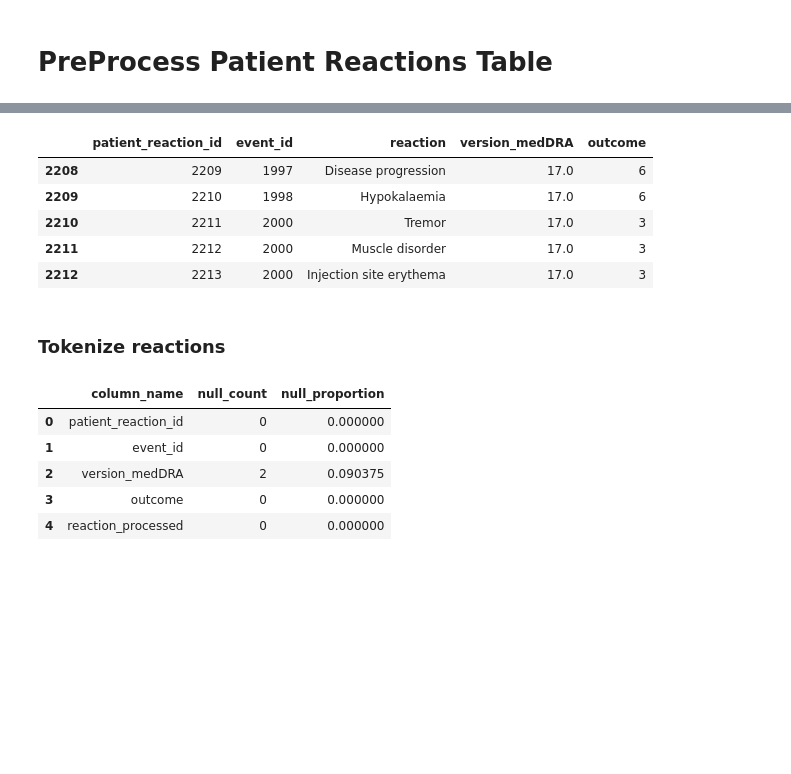
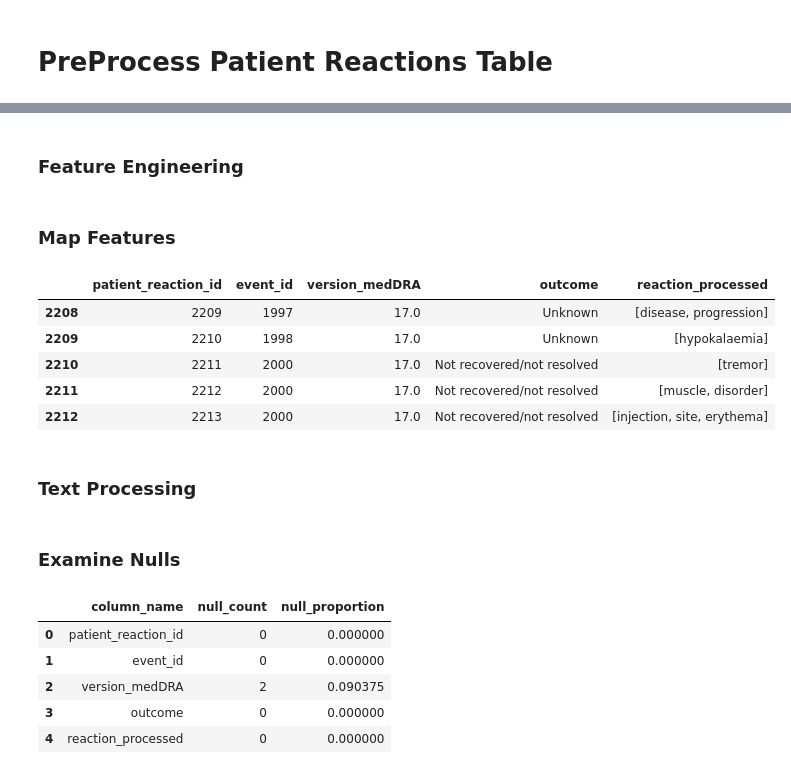
Before and after one commit to teamlunarlanding/Pharma-Drug-Surveillance, a Jupyter notebook: DataProcessing.ipynb, the cells around one changed output, grey strips where cells are left out. Cells and saved outputs as stored; diff of their text form; code cells hidden in the pictures; blank space fills up the shorter version.

```diff
--- a/DataProcessing.ipynb
+++ b/DataProcessing.ipynb
@@ -749,24 +776,4 @@ events_table.head(1)
 # %%
-events_table.head()
-
-# Add an event ID
-events_table = add_sequential_index(events_table,'event_id')
-
-# Check for safety report # duplicates
-duplicates = events_table.duplicated(subset=['safetyreportid']).sum()
-
-print("Duplicates: ", duplicates)
-
-# Standardize date format
-
-# Make variable numeric
-events_table['serious'] = events_table['serious'].astype(int)
-# Save 1 as death, life threatening, hospitalization, disability, congenital anomaly, or serious condition, 0 as not that
-events_table['serious'] = events_table['serious'].replace({1: 0, 2: 1})
-
-
-# Fill null values with 0 to make binary column
-#events_table['seriousnessdeath'] = events_table['seriousnessdeath'].fillna(0)
 
 # Rename some columns
 events_table = events_table.rename(columns={
@@ -775,19 +782,6 @@ events_table = events_table.rename(columns={
     'patient.reaction': 'reaction',
     'patient.drug': 'drug'
 })
-
-# Value counts of sex
-sex_value_counts = events_table['sex'].value_counts()
-print(sex_value_counts)
-
-#For sex, 0=unknown, 1=male, 2=female. fill missing values with 0.
-events_table['sex'] = events_table['sex'].fillna(0)
-
-
-# Filter primarysource.qualification to exclude consumer and lawyer reports, only want healthcare professionals
-#events_table.shape
-
-events_table[['event_id', 'safetyreportversion']].head()
 # %% [output]
 Duplicates:  0
 2    1184
@@ -1157,0 +1127,2 @@ memory usage: 86.6+ KB
+# %% [markdown]
+### Feature Engineering
@@ -1158,25 +1131,32 @@ memory usage: 86.6+ KB
+# %% [markdown]
+### Map Features
 # %%
 #map outcomes to text categories
+
 outcome_mapping = {
     1: 'Recovered/resolved',
     2: 'Recovering/resolving',
     3: 'Not recovered/not resolved',
     4: 'Recovered/resolved with consequent health issues',
     5: 'Fatal',
     6: 'Unknown'
 }
 
-#patient_reactions_table['outcome'] = patient_reactions_table['outcome'].fillna(0).astype(int).map(outcome_mapping)
+# if outcome is 'Unknown', change to 6 (which will map to unknown again). Necessary that this column is int for mapping
+patient_reactions_table.loc[patient_reactions_table['outcome'] == 'Unknown', 'outcome'] = 6
+
+# Perform mapping by outcome mapping
+patient_reactions_table['outcome'] = patient_reactions_table['outcome'].fillna(0).astype(int).map(outcome_mapping)
 
 patient_reactions_table.tail()
 # %% [output]
-|  | patient_reaction_id | event_id | reaction | version_medDRA | outcome |
-| 2208 | 2209 | 1997 | Disease progression | 17.0 | 6 |
-| 2209 | 2210 | 1998 | Hypokalaemia | 17.0 | 6 |
-| 2210 | 2211 | 2000 | Tremor | 17.0 | 3 |
-| 2211 | 2212 | 2000 | Muscle disorder | 17.0 | 3 |
-| 2212 | 2213 | 2000 | Injection site erythema | 17.0 | 3 |
+|  | patient_reaction_id | event_id | version_medDRA | outcome | reaction_processed |
+| 2208 | 2209 | 1997 | 17.0 | Unknown | [disease, progression] |
+| 2209 | 2210 | 1998 | 17.0 | Unknown | [hypokalaemia] |
+| 2210 | 2211 | 2000 | 17.0 | Not recovered/not resolved | [tremor] |
+| 2211 | 2212 | 2000 | 17.0 | Not recovered/not resolved | [muscle, disorder] |
+| 2212 | 2213 | 2000 | 17.0 | Not recovered/not resolved | [injection, site, erythema] |
 # %% [markdown]
-### Tokenize reactions
+### Text Processing
 # %%
 patient_reactions_table['reaction_processed'] = patient_reactions_table['reaction'].apply(process_label_text)
@@ -1185,3 +1164,5 @@ patient_reactions_table = patient_reactions_table.drop('reaction', axis = 1)
+# %% [markdown]
+### Examine Nulls
 # %%
 patient_reactions_table_nan_info = nan_info(patient_reactions_table)
 patient_reactions_table_nan_info
```
Also changed, not shown: parts of 47 cells of this notebook.
